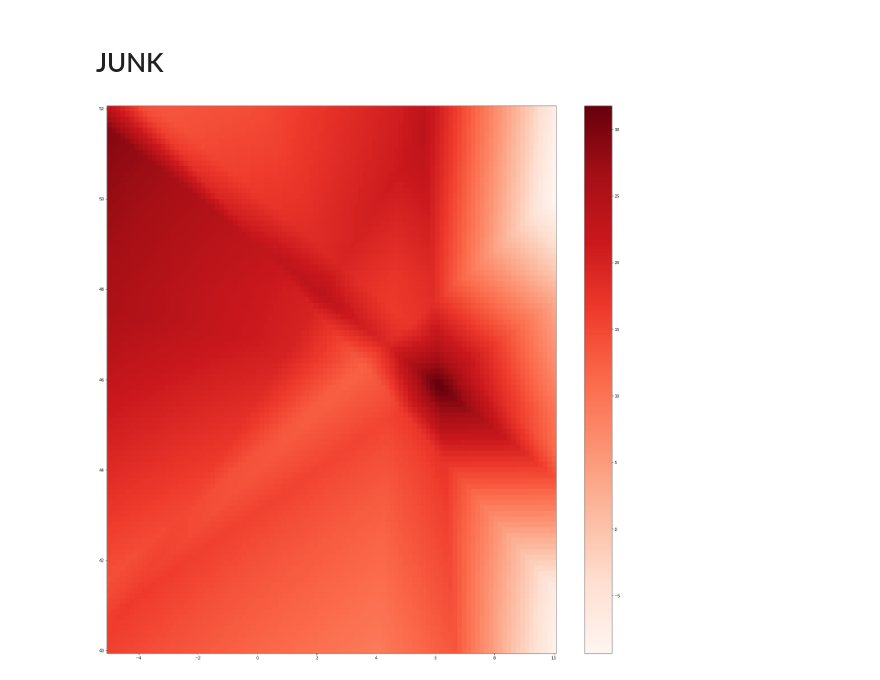
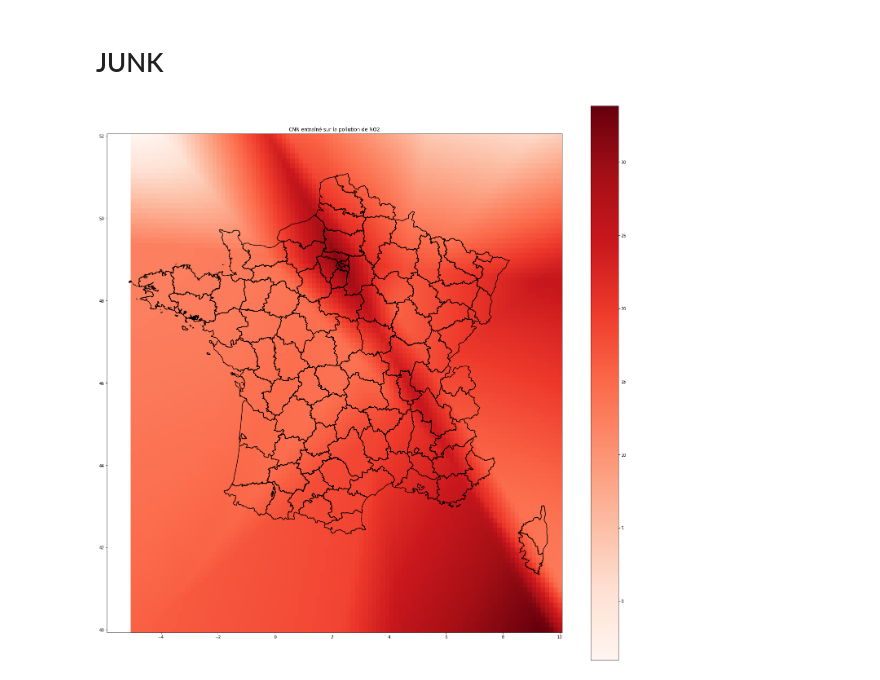
Before and after one commit to RedGoldenFish/CleanAir, a Jupyter notebook: ml/machinelearning.ipynb, the cells around one changed output. Saved outputs shown, nothing was run; the diff lists cells and outputs as text; code cells hidden in the pictures.

```diff
--- a/ml/machinelearning.ipynb
+++ b/ml/machinelearning.ipynb
@@ -200,38 +203,39 @@ scaler = StandardScaler()
 scaler.fit(X_train)
 X_train = scaler.transform(X_train)
 
-classif = MLPRegressor(solver='sgd', hidden_layer_sizes=(100), activation='relu', max_iter=100000)
+classif = MLPRegressor(solver='sgd', hidden_layer_sizes=(100), activation='relu', max_iter=5000)
 
 classif.fit(X_train, Y_train)
 
 Xlat = np.linspace(40,52, num=100)
 Xlong = np.linspace(-5, 10, num=100)
 
 
 mesh = np.array(np.meshgrid(Xlat, Xlong))
 pred = mesh.T.reshape(-1, 2)
 
 
 
 
 pred = scaler.transform(pred)
 
 Z = classif.predict(pred)
-Z = Z.reshape(100, 100).T
+Z = Z.reshape(100, 100)
 
 xv, yv = np.meshgrid(Xlong, Xlat)
 
 plt.close()
 
 fig, ax = plt.subplots(figsize=(25,25))
 
 c = plt.pcolormesh(xv, yv, Z, cmap="Reds")
 plt.colorbar(c)
 
-# franceData.boundary.plot(color="black", ax=ax)
+franceData.boundary.plot(color="black", ax=ax)
+plt.title('CNN entraîné sur la pollution de NO2')
 plt.show()
 # %% [output]
-[figure, old version]
+[figure, new version]
 # %%
 print(mesh.shape)
 print(mesh[0:5])
```
Also changed, not shown: parts of 10 cells of this notebook, 15 other files.
